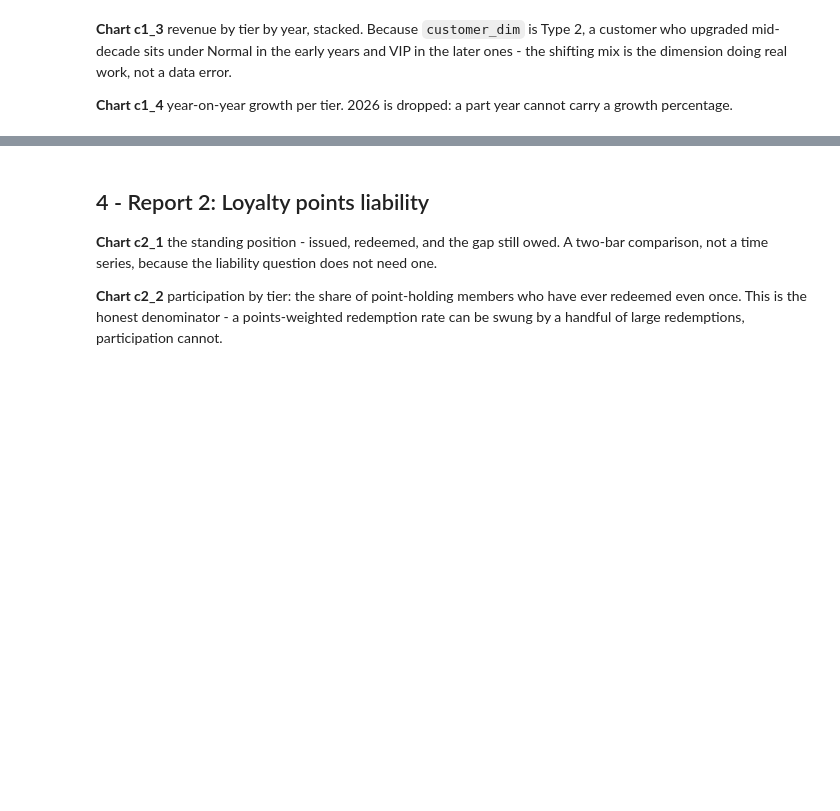
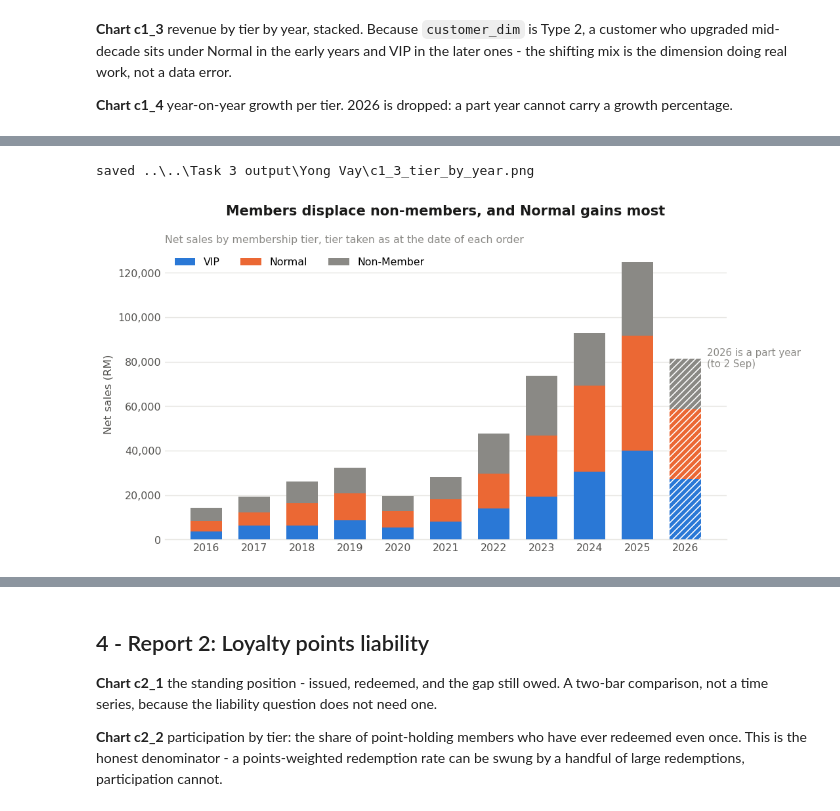
Before and after one commit to yongvay/data-warehouse-assignment, a Jupyter notebook: Task 3/Yong Vay/Task3_Analytics_Charts.ipynb, the cells around one changed output, grey strips where cells are left out. Cells and saved outputs as stored; diff of their text form; code cells hidden in the pictures; blank space fills up the shorter version.

```diff
--- a/Task 3/Yong Vay/Task3_Analytics_Charts.ipynb
+++ b/Task 3/Yong Vay/Task3_Analytics_Charts.ipynb
@@ -172,3 +174,22 @@ def q(name, sql):
         df = pd.read_sql(sql, _conn)
     df.columns = [c.upper() for c in df.columns]
     return df
+
+
+# --- Part-year label, derived from the data rather than hardcoded ------------
+# The source generator is SYSDATE-dependent, so a literal "Jan-Aug" goes stale
+# on its own. Same principle as Report 3's as-at date: anchor to the warehouse,
+# never to the wall clock.
+AS_OF = None
+if _conn is not None:
+    AS_OF = pd.to_datetime(pd.read_sql(
+        "SELECT MAX(d.cal_date) AS as_of "
+        "FROM sales_fact s JOIN date_dim d ON d.date_key = s.order_date_key",
+        _conn)["AS_OF"].iloc[0])
+    print("Warehouse data runs to:", AS_OF.date())
+
+if AS_OF is not None:
+    PART_YEAR_NOTE = (f"{PART_YEAR} is a part year" + "\n"
+                      + f"(to {AS_OF.day} {AS_OF:%b})")
+else:
+    PART_YEAR_NOTE = f"{PART_YEAR} is a part year"
@@ -287,34 +336,38 @@ pivot
 # %%
 # %% =============  CELL 7 - CHART c1_3: REVENUE BY TIER BY YEAR  =============
 years = pivot.index.to_list()
 order = [t for t in ("VIP", "Normal", "Non-Member", "Unknown") if t in pivot.columns]
 
 fig, ax = plt.subplots(figsize=(9.2, 4.8))
 bottom = np.zeros(len(years))
 for t in order:
     vals = pivot[t].to_numpy(dtype=float)
     ax.bar(years, vals, 0.66, bottom=bottom, label=t,
            color=TIER_COLOUR.get(t, GRID), zorder=3)
     bottom += vals
 
 # Hatch the part year across the whole stack rather than one segment.
 if PART_YEAR in years:
     i = years.index(PART_YEAR)
     ax.bar([PART_YEAR], [bottom[i]], 0.66, color="none",
            edgecolor=SURFACE, hatch="////", linewidth=0, zorder=4)
-    ax.annotate("2026 is\nJan-Aug only", xy=(PART_YEAR, bottom[i]),
-                xytext=(-6, 14), textcoords="offset points",
-                ha="right", fontsize=9, color=INK_MUTE)
+    ax.annotate(PART_YEAR_NOTE, xy=(PART_YEAR + 0.36, bottom[i]),
+                xytext=(4, 0), textcoords="offset points",
+                ha="left", va="center", fontsize=9, color=INK_MUTE,
+                zorder=6)
 
 ax.set_xticks(years)
 ax.yaxis.set_major_formatter(rm)
 ax.set_ylabel("Net sales (RM)")
-ax.set_title("The mix shifts toward VIP as the programme matures")
+ax.set_title("Members displace non-members, and Normal gains most")
 subtitle(ax, "Net sales by membership tier, tier taken as at the date of each order")
 ax.legend(loc="upper left", ncols=len(order))
 clean(ax)
 save(fig, "c1_3_tier_by_year")
 plt.show()
+# %% [output]
+saved ..\..\Task 3 output\Yong Vay\c1_3_tier_by_year.png
+[figure, added]
 # %%
 # %% ==============  CELL 8 - CHART c1_4: YEAR-ON-YEAR BY TIER  ===============
 full = pivot.loc[pivot.index != PART_YEAR]          # part year cannot carry YoY
```
Also changed, not shown: parts of 23 cells of this notebook, 19 other files.
